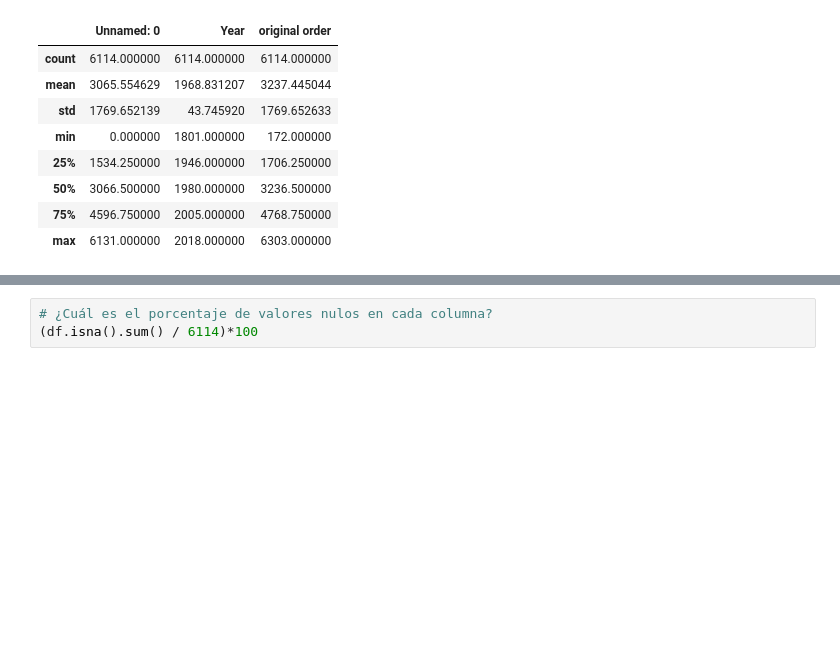
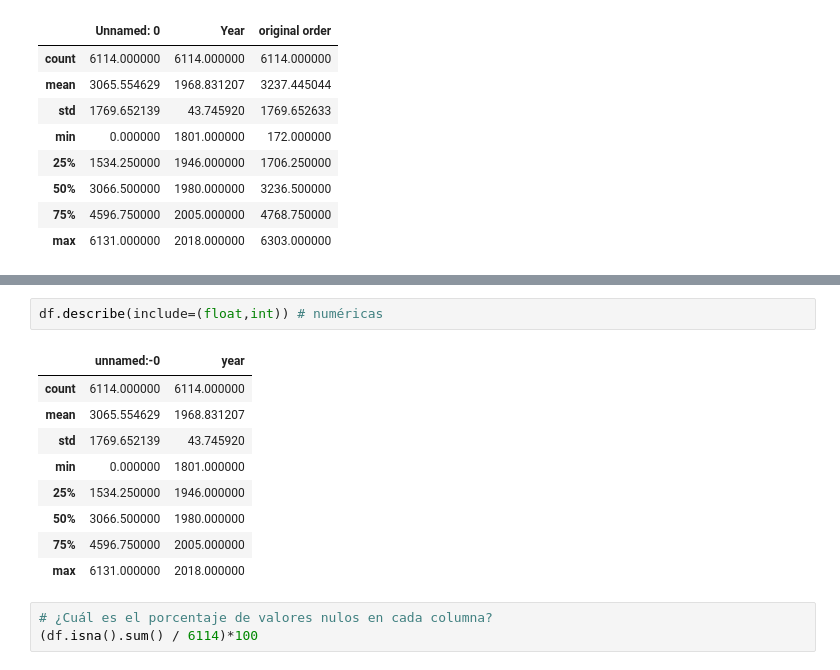
Before and after one commit to Adalab/DA-PROMO-B-MODULO1-SPRINT2-NATALIA-PAULA, a Jupyter notebook: Pandas3.ipynb, the cells around one changed output, grey strips where cells are left out. Saved outputs shown, nothing was run; the diff lists cells and outputs as text; blank space fills up the shorter version.

```diff
--- a/Pandas3.ipynb
+++ b/Pandas3.ipynb
@@ -121,3 +108,15 @@ Name: original order, dtype: int64
+# %%
+df.describe(include=(float,int)) # numéricas
+# %% [output]
+|  | unnamed:-0 | year |
+| count | 6114.000000 | 6114.000000 |
+| mean | 3065.554629 | 1968.831207 |
+| std | 1769.652139 | 43.745920 |
+| min | 0.000000 | 1801.000000 |
+| 25% | 1534.250000 | 1946.000000 |
+| 50% | 3066.500000 | 1980.000000 |
+| 75% | 4596.750000 | 2005.000000 |
+| max | 6131.000000 | 2018.000000 |
 # %%
 # ¿Cuál es el porcentaje de valores nulos en cada columna?
 (df.isna().sum() / 6114)*100
```
Also changed, not shown: parts of 7 cells of this notebook, 1 other file.
